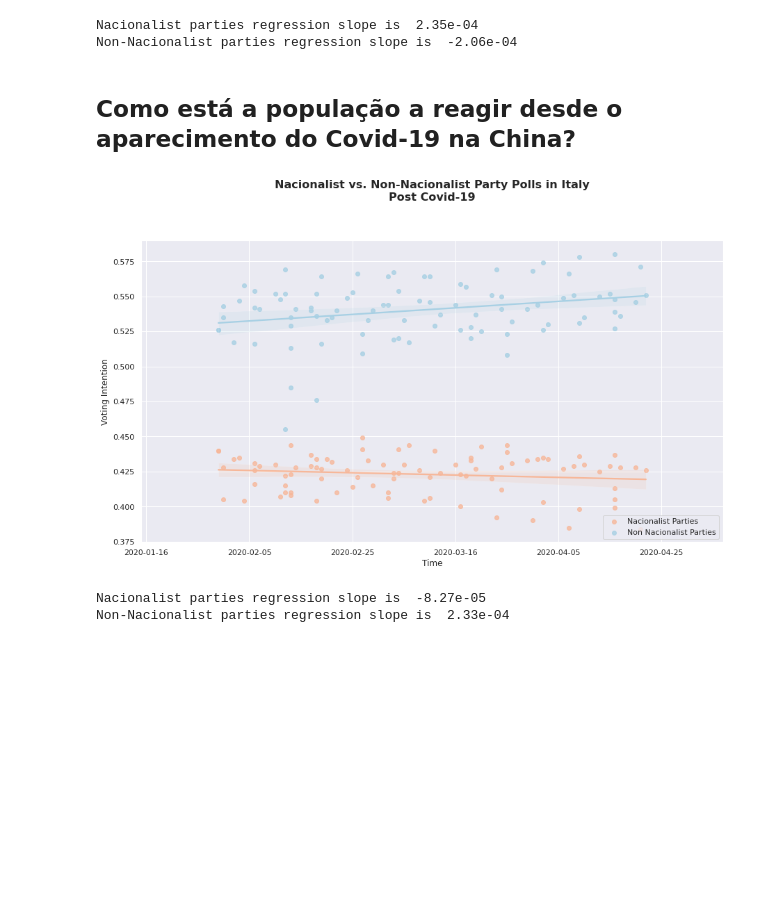
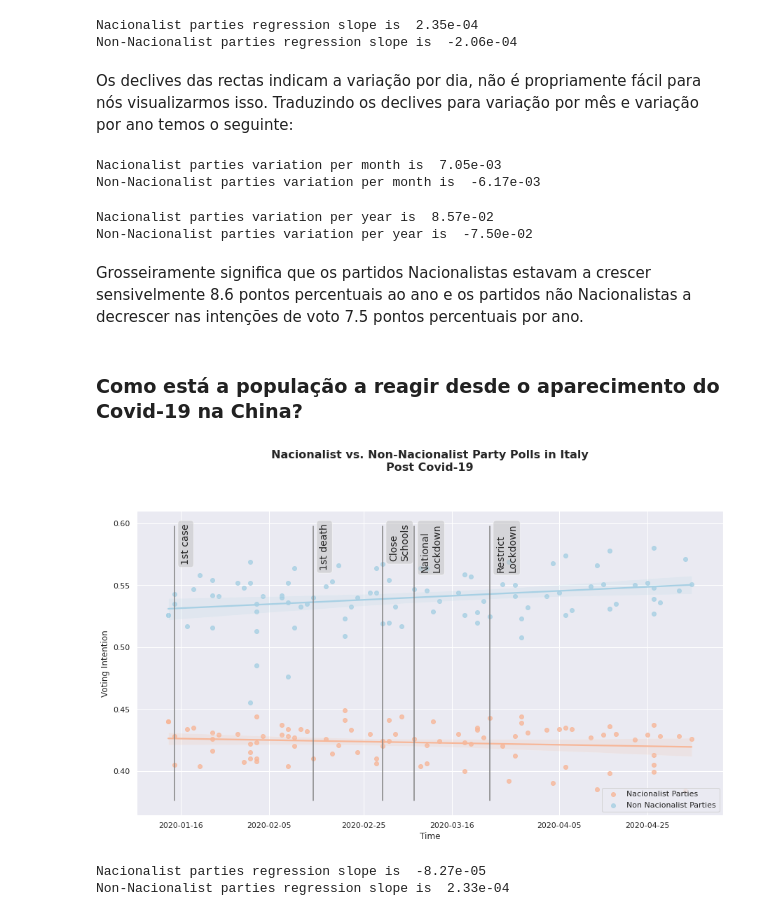
Before and after one commit to jofortunato/authr-covid, a Jupyter notebook: authoritarian_covid-19.ipynb, the cells around one changed output. Saved outputs shown, nothing was run; the diff lists cells and outputs as text; code cells hidden in the pictures; blank space fills up the shorter version.

```diff
--- a/authoritarian_covid-19.ipynb
+++ b/authoritarian_covid-19.ipynb
@@ -171,40 +178,93 @@ print("Non-Nacionalist parties regression slope is ","{:.2e}".format(slope_non_n
 # %% [output]
 Nacionalist parties regression slope is  2.35e-04
 Non-Nacionalist parties regression slope is  -2.06e-04
+# %% [markdown]
+Os declives das rectas indicam a variação por dia, não é propriamente fácil para nós visualizarmos isso. Traduzindo os declives para variação por mês e variação por ano temos o seguinte:
+# %%
+print("Nacionalist parties variation per month is ","{:.2e}".format(slope_nacionalist*30))
+print("Non-Nacionalist parties variation per month is ","{:.2e}".format(slope_non_nacionalist*30))
+# %% [output]
+Nacionalist parties variation per month is  7.05e-03
+Non-Nacionalist parties variation per month is  -6.17e-03
+# %%
+print("Nacionalist parties variation per year is ","{:.2e}".format(slope_nacionalist*365))
+print("Non-Nacionalist parties variation per year is ","{:.2e}".format(slope_non_nacionalist*365))
+# %% [output]
+Nacionalist parties variation per year is  8.57e-02
+Non-Nacionalist parties variation per year is  -7.50e-02
+# %% [markdown]
+Grosseiramente significa que os partidos Nacionalistas estavam a crescer sensivelmente 8.6 pontos percentuais ao ano e os partidos não Nacionalistas a decrescer nas intenções de voto 7.5 pontos percentuais por ano.
 # %% [markdown]
-## Como está a população a reagir desde o aparecimento do Covid-19 na China?
+### Como está a população a reagir desde o aparecimento do Covid-19 na China?
 # %%
 # Inicialize seaborn plot
 sns.set(style="dark")
 sns.set(rc={'figure.figsize':(15, 8)})
 
 # Set your custom color palette
 sns.set_palette(sns.color_palette("RdBu", n_colors=2))
 
 # In order to plot a linear regression we need to use add a auxiliary columns.
 # This columns will contain the date ordinals
 italy_polls["Date Ordinal"] = italy_polls["Fieldwork End"].apply(lambda date: date.toordinal())
 
 # Filter dataframe for pre Covid-19 crisis
 italy_polls_post_covid = italy_polls[italy_polls["Date Ordinal"]>=pd.to_datetime("2020-01-30", format="%Y-%m-%d").toordinal()]
 
 # Plot polls results with linear regression
 ax_italian = sns.regplot(x = "Date Ordinal", y="nacionalist", data=italy_polls_post_covid, label = "Nacionalist Parties")
 ax2_italian = sns.regplot(x = "Date Ordinal", y="non_nacionalist", data=italy_polls_post_covid, ax = ax_italian, label = "Non Nacionalist Parties")
 
 
+
+# Calculate data boundaries
+x_max = italy_polls_post_covid["Date Ordinal"].max()
+x_min = italy_polls_post_covid["Date Ordinal"].min()
+y_max = max([italy_polls_post_covid["nacionalist"].max(), italy_polls_post_covid["non_nacionalist"].max()])
+y_min = min([italy_polls_post_covid["nacionalist"].min(), italy_polls_post_covid["non_nacionalist"].min()])
+
 # Add axis, legend and title
-ax_italian.set(xlim=(italy_polls_post_covid["Date Ordinal"].min()-15, italy_polls_post_covid["Date Ordinal"].max()+15))
+ax_italian.set(xlim=(x_min-5, x_max+5), ylim = (y_min-0.02, y_max+0.03))
 ax_italian.set_title("Nacionalist vs. Non-Nacionalist Party Polls in Italy\nPost Covid-19",y=1.12,fontsize=16,fontweight='bold')
 ax_italian.set_ylabel("Voting Intention")
 ax_italian.set_xlabel("Time")
 ax_italian.legend(loc="lower right")
 new_labels = [date.fromordinal(int(item)) for item in ax_italian.get_xticks()]
 ax_italian.set_xticklabels(new_labels)
 
+# place a text box and vertical line - 31-jan
+props = dict(boxstyle='round', facecolor="silver", alpha=0.5)
+ax_italian.text(pd.to_datetime("2020-01-31")+pd.DateOffset(days=1), y_max+0.02, "1st case", fontsize=14,
+        verticalalignment='top', bbox=props, rotation=90)
+plt.axvline(x = pd.to_datetime("2020-01-31"), ymin = 0.05, ymax = 0.95, color='grey')
+
+# place a text box and vertical line - 22-fev
+props = dict(boxstyle='round', facecolor="silver", alpha=0.5)
+ax_italian.text(pd.to_datetime("2020-02-22")+pd.DateOffset(days=1), y_max+0.02, "1st death", fontsize=14,
+        verticalalignment='top', bbox=props, rotation=90)
+plt.axvline(x = pd.to_datetime("2020-02-22"), ymin = 0.05, ymax = 0.95, color='grey')
+
+# place a text box and vertical line - 4-mar
+props = dict(boxstyle='round', facecolor="silver", alpha=0.5)
+ax_italian.text(pd.to_datetime("2020-03-04")+pd.DateOffset(days=1), y_max+0.02, "Close\nSchools", fontsize=14,
+        verticalalignment='top', bbox=props, rotation=90)
+plt.axvline(x = pd.to_datetime("2020-03-04"), ymin = 0.05, ymax = 0.95, color='grey')
+
+# place a text box and vertical line - 9-mar
+props = dict(boxstyle='round', facecolor="silver", alpha=0.5)
+ax_italian.text(pd.to_datetime("2020-03-09")+pd.DateOffset(days=1), y_max+0.02, "National\nLockdown", fontsize=14,
+        verticalalignment='top', bbox=props, rotation=90)
+plt.axvline(x = pd.to_datetime("2020-03-09"), ymin = 0.05, ymax = 0.95, color='grey')
+
+# place a text box and vertical line - 21-mar
+props = dict(boxstyle='round', facecolor="silver", alpha=0.5)
+ax_italian.text(pd.to_datetime("2020-03-21")+pd.DateOffset(days=1), y_max+0.02, "Restrict\nLockdown", fontsize=14,
+        verticalalignment='top', bbox=props, rotation=90)
+plt.axvline(x = pd.to_datetime("2020-03-21"), ymin = 0.05, ymax = 0.95, color='grey')
+
 plt.show()
 # %% [output]
-[figure, old version]
+[figure, new version]
 # %%
 # get coeffs of linear fit
 slope_nacionalist, intercept_nacionalist, r_value_nacionalist, p_value_nacionalist, std_err_nacionalist = stats.linregress(italy_polls_post_covid["Date Ordinal"],italy_polls_post_covid["nacionalist"])
```
Also changed, not shown: parts of 10 cells of this notebook.
